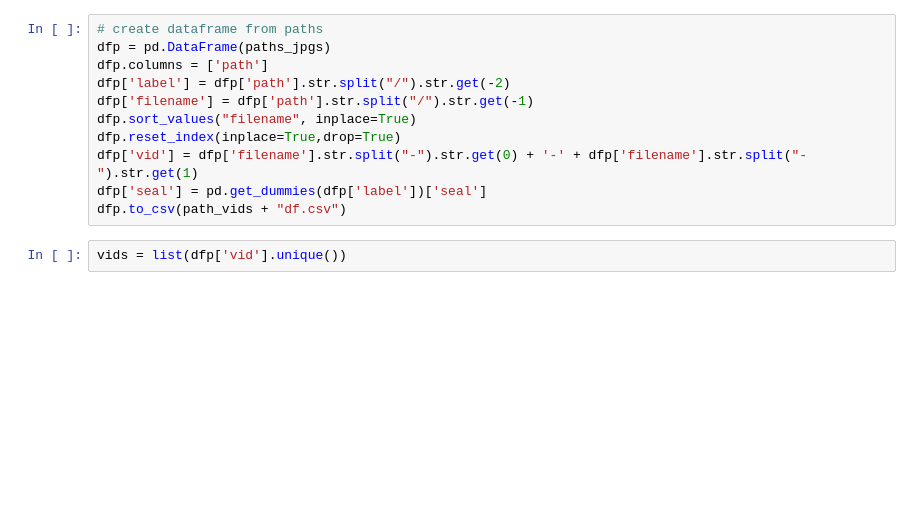
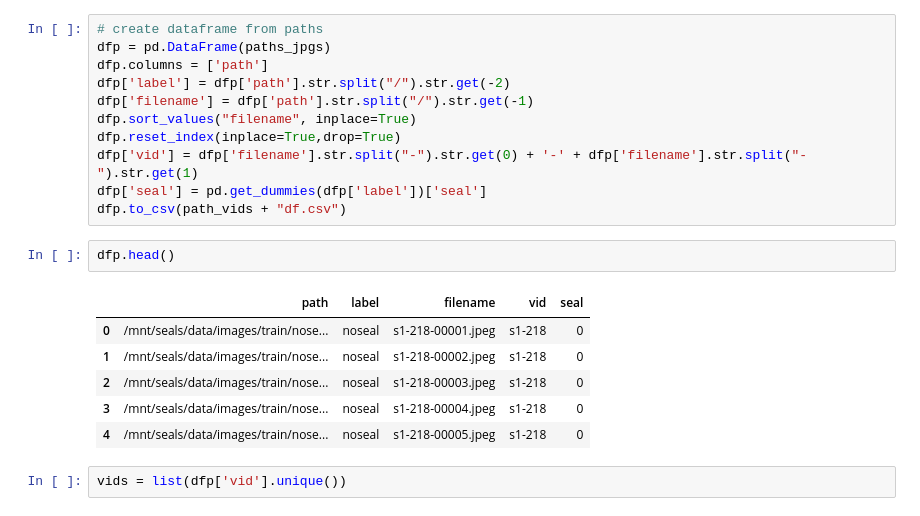
Before and after one commit to alxcnwy/Deep-Neural-Networks-for-Video-Classification, a Jupyter notebook: notebooks/precompute_features.ipynb, the cells around one changed output. Cells and saved outputs as stored; diff of their text form; blank space fills up the shorter version.

Commit message:
refactor data

```diff
--- a/notebooks/precompute_features.ipynb
+++ b/notebooks/precompute_features.ipynb
@@ -110,6 +112,15 @@ dfp.reset_index(inplace=True,drop=True)
 dfp['vid'] = dfp['filename'].str.split("-").str.get(0) + '-' + dfp['filename'].str.split("-").str.get(1)
 dfp['seal'] = pd.get_dummies(dfp['label'])['seal']
 dfp.to_csv(path_vids + "df.csv")
+# %%
+dfp.head()
+# %% [output]
+|  | path | label | filename | vid | seal |
+| 0 | /mnt/seals/data/images/train/nose... | noseal | s1-218-00001.jpeg | s1-218 | 0 |
+| 1 | /mnt/seals/data/images/train/nose... | noseal | s1-218-00002.jpeg | s1-218 | 0 |
+| 2 | /mnt/seals/data/images/train/nose... | noseal | s1-218-00003.jpeg | s1-218 | 0 |
+| 3 | /mnt/seals/data/images/train/nose... | noseal | s1-218-00004.jpeg | s1-218 | 0 |
+| 4 | /mnt/seals/data/images/train/nose... | noseal | s1-218-00005.jpeg | s1-218 | 0 |
 # %%
 vids = list(dfp['vid'].unique())
 # %%
```
Also changed, not shown: parts of 1 cell of this notebook, 7 other files.
